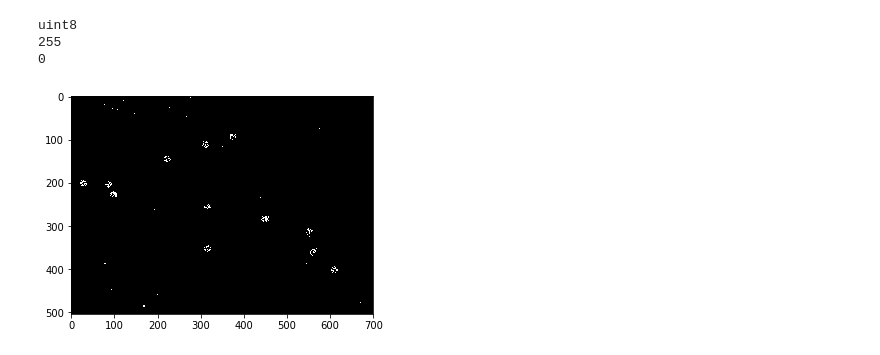
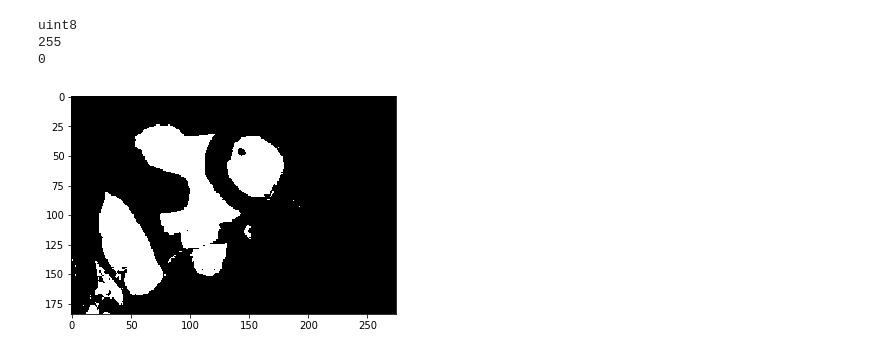
Before and after one commit to AndresPautrat/PDI_UPC, a Jupyter notebook: Resaltar_color.ipynb, the cells around one changed output. Saved outputs shown, nothing was run; the diff lists cells and outputs as text; code cells hidden in the pictures.

```diff
--- a/Resaltar_color.ipynb
+++ b/Resaltar_color.ipynb
@@ -58,9 +7,11 @@ import numpy as np
 # %%
-img=cv2.imread("pathology_cll20x01.jpg")
+pez =cv2.imread("nemo0.jpg")
 
-img=cv2.cvtColor(img, cv2.COLOR_BGR2RGB)
+
+pez = cv2.cvtColor(pez,cv2.COLOR_BGR2RGB)
 
 plt.figure(figsize=(20,10))
-plt.imshow(img)
+plt.subplot(1,2,1),plt.imshow(pez)
+
 plt.show()
 # %% [output]
@@ -74,19 +25,22 @@ print(hsv_azul)
 # %%
-img=cv2.imread("pathology_cll20x01.jpg")
+pez2 = cv2.cvtColor(pez,cv2.COLOR_RGB2HSV)
 
-img=cv2.cvtColor(img, cv2.COLOR_BGR2RGB)
-img_hsv=cv2.cvtColor(img,cv2.COLOR_RGB2HSV)
-lower_blue=np.array([110,250,0])
-upper_blue=np.array([130, 255, 255])
+lower_orange = np.array([1,170,130])
+upper_orange = np.array([20,255,255])
 
-mask=cv2.inRange(img_hsv,lower_blue,upper_blue)
+mask = cv2.inRange(pez2,lower_orange,upper_orange)
+
+
 print(mask.dtype)
 print(np.max(mask))
 print(np.min(mask))
-plt.imshow(mask, cmap='gray')
+
+
+plt.imshow(mask,cmap = 'gray')
+
 plt.show()
 # %% [output]
 uint8
 255
 0
-[figure, old version]
+[figure, new version]
```
Also changed, not shown: parts of 10 cells of this notebook.
